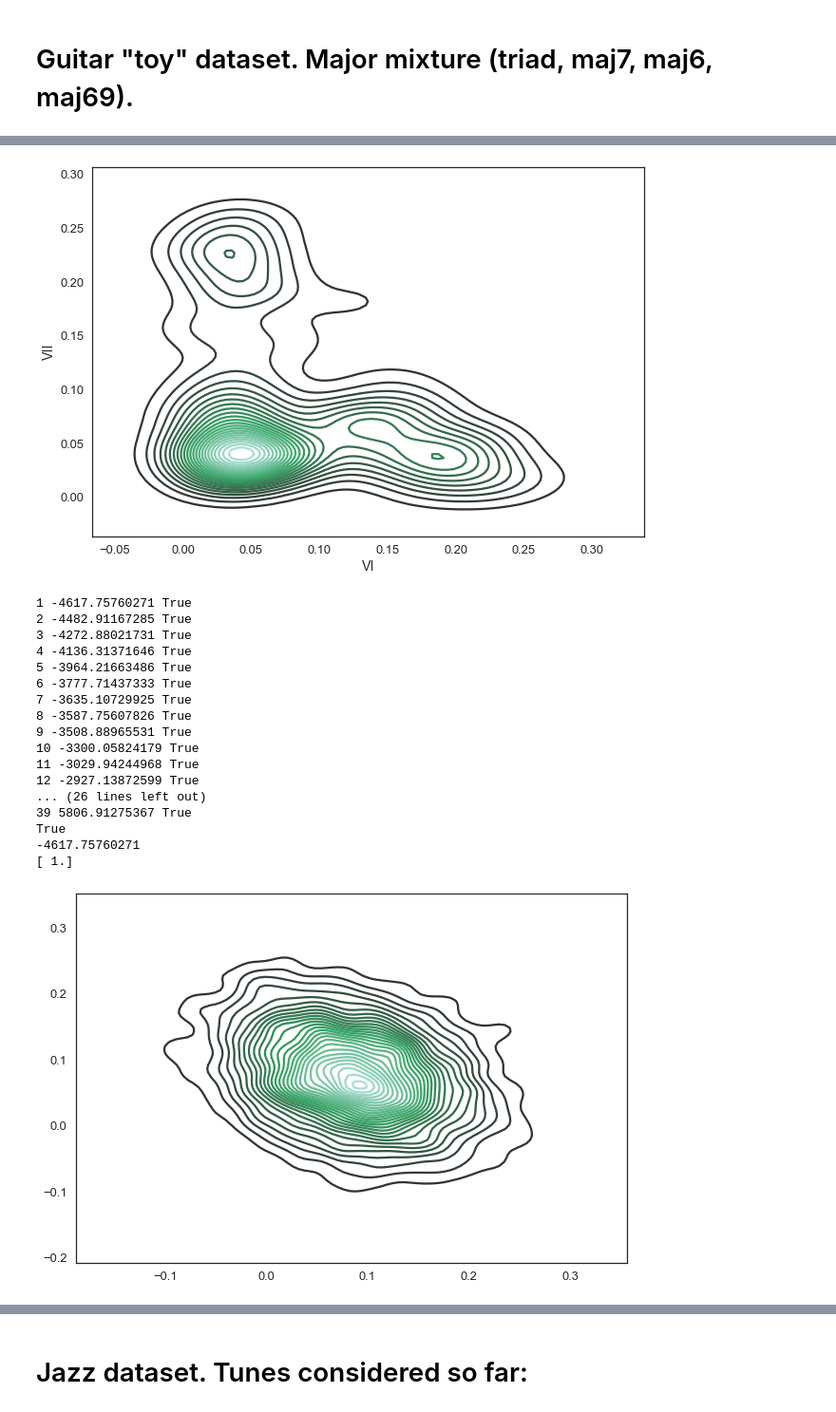
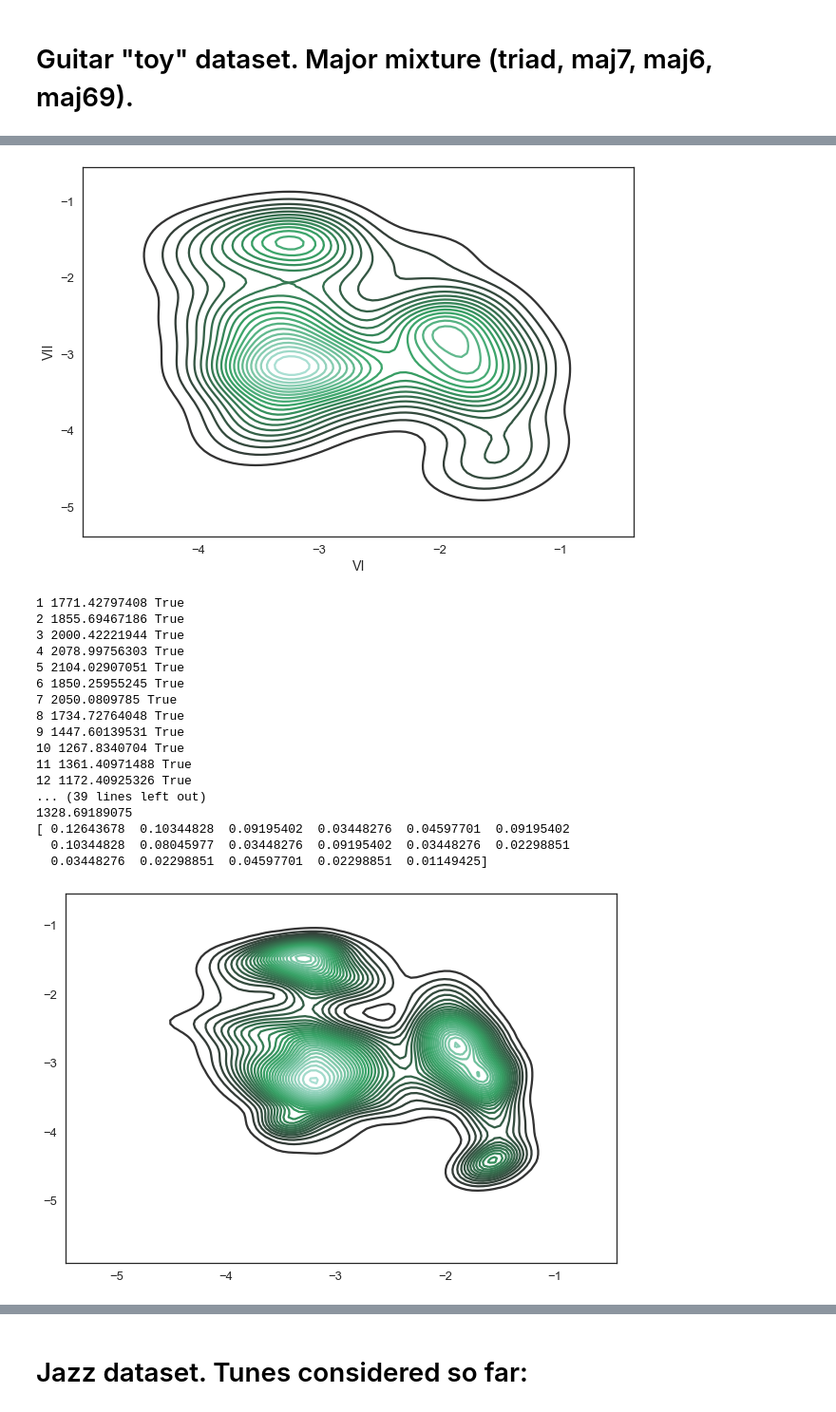
Before and after one commit to MTG/JAAH, a Jupyter notebook: utils/ChromaStatistics.ipynb, the cells around one changed output, grey strips where cells are left out. Shown at 95% size. Saved outputs shown, nothing was run; the diff lists cells and outputs as text; code cells hidden in the pictures.

```diff
--- a/utils/ChromaStatistics.ipynb
+++ b/utils/ChromaStatistics.ipynb
@@ -32,25 +32,26 @@ sns.set(style="white", context="talk")
 degrees=['I', 'IIb', 'II', 'IIIb', 'III', 'IV', 'Vb', 'V', 'VIb', 'VI', 'VIIb', 'VII']
 
 def logNormalize(chromas):
-    #data=preprocessing.normalize(chromas)
-    #  data=np.log(preprocessing.normalize(chromas, norm='l1'))
-    data=preprocessing.normalize(chromas, norm='l1')
+    data = chromas
+    data[data == 0] = np.exp(-10)
+    data=np.log(preprocessing.normalize(chromas, norm='l1'))
+    #data=preprocessing.normalize(chromas, norm='l1')
 
     # '/1000' is a hack in order to eliminate zero deviation.
-    data[data < -2.0] = data[data < -2.0]/10000.0-5
-    data[np.isnan(data)] = -5
-    data[np.isinf(data)] = -5
+    data[data < -10.0] = -10
+    data[np.isnan(data)] = -10
+    data[np.isinf(data)] = -10
 
     return data
 # %%
 def fitMixture(data, max_components=40, min_components=1):
     bic = 1000000
     bic_i = 0
-    for i in range(min_components, max_components):
+    for i in range(min_components, max_components + 1):
         gm = GaussianMixture(
             n_components=i, covariance_type='full',
             max_iter=200,
-            random_state = 8)
+            random_state = 18)
         gm.fit(data)
         curBic = gm.bic(data)
         print i, curBic, gm.converged_
@@ -78,7 +79,7 @@ plt.show()
 # %% [markdown]
 # Guitar "toy" dataset. Major mixture (triad, maj7, maj6, maj69).
 # %%
-chromas, labels, kinds, mbids, start_times, durations = chordUtils.loadDatasetChroma('../guitar.npz')
+chromas, labels, kinds, mbids, start_times, durations = chordUtils.loadDatasetChroma('../guitar_maj.npz')
 chromas = logNormalize(chromas)
 dMaj = pd.DataFrame(data=chromas[kinds =='maj'], columns=degrees)
 sns.violinplot(data=dMaj, inner="point")
@@ -89,47 +90,47 @@ plt.show()
 sns.kdeplot(dMaj['VI'], dMaj['VII'], n_levels=30)
 plt.show()
 # %% [output]
-[figure, old version]
+[figure, new version]
 # %%
-initialMeans = np.array([[1.0, -5.0, -5.0, -5.0, 1.0, -5.0, -5.0, 1.0, -5.0, -5.0,-5.0, 1.0],
-                        [1.0, -5.0, 1.0, -5.0, 1.0, -5.0, -5.0, 0.0, 0.0, 1.0, -5.0, -5.0],
-                        [1.0, -5.0, -5.0, -5.0, 1.0, -5.0, -5.0, 0.0, -5.0, 1.0, -5.0, -5.0],
-                        [1.0, -5.0, -5.0, -5.0, 1.0, -5.0, -5.0, 1.0, -5.0, -5.0, -5.0, -5.0]])
-initialWeights = np.array([0.25, 0.25, 0.25, 0.25])
+#initialMeans = np.array([[1.0, -5.0, -5.0, -5.0, 1.0, -5.0, -5.0, 1.0, -5.0, -5.0,-5.0, 1.0],
+#                        [1.0, -5.0, 1.0, -5.0, 1.0, -5.0, -5.0, 0.0, 0.0, 1.0, -5.0, -5.0],
+#                        [1.0, -5.0, -5.0, -5.0, 1.0, -5.0, -5.0, 0.0, -5.0, 1.0, -5.0, -5.0],
+#                        [1.0, -5.0, -5.0, -5.0, 1.0, -5.0, -5.0, 1.0, -5.0, -5.0, -5.0, -5.0]])
+#initialWeights = np.array([0.25, 0.25, 0.25, 0.25])
 #for i in range(1, 21):
-gm = fitMixture(dMaj.values)
+gm = fitMixture(dMaj.values, max_components=50)
 #gm = GaussianMixture(
-#    n_components=6, covariance_type='full',
+#    n_components=4, covariance_type='full',
 #    max_iter=200,
 #    random_state = 8)
 #gm.fit(dMaj.values)
 print gm.converged_
 print gm.bic(dMaj)
 print gm.weights_
 samples = np.asarray(gm.sample(4000)[0])
 samples[:,[9, 11]].shape
 sns.kdeplot(samples[:,[9, 11]], n_levels=30)
 plt.show()
 majorMeans = gm.means_
 # %% [output]
-1 -4617.75760271 True
-2 -4482.91167285 True
-3 -4272.88021731 True
-4 -4136.31371646 True
-5 -3964.21663486 True
-6 -3777.71437333 True
-7 -3635.10729925 True
-8 -3587.75607826 True
-9 -3508.88965531 True
-10 -3300.05824179 True
-11 -3029.94244968 True
-12 -2927.13872599 True
-... (26 lines left out)
-39 5806.91275367 True
-True
--4617.75760271
-[ 1.]
+1 1771.42797408 True
+2 1855.69467186 True
+3 2000.42221944 True
+4 2078.99756303 True
+5 2104.02907051 True
+6 1850.25955245 True
+7 2050.0809785 True
+8 1734.72764048 True
+9 1447.60139531 True
+10 1267.8340704 True
+11 1361.40971488 True
+12 1172.40925326 True
+... (39 lines left out)
+1328.69189075
+[ 0.12643678  0.10344828  0.09195402  0.03448276  0.04597701  0.09195402
+  0.10344828  0.08045977  0.03448276  0.09195402  0.03448276  0.02298851
+  0.03448276  0.02298851  0.04597701  0.02298851  0.01149425]
-[figure, old version]
+[figure, new version]
 # %%
 fig, ax = plt.subplots(nrows=3,ncols=2)
 ax = np.reshape(np.array(ax), (1, np.size(ax)))[0]
```
Also changed, not shown: parts of 23 cells of this notebook, 7 other files.
